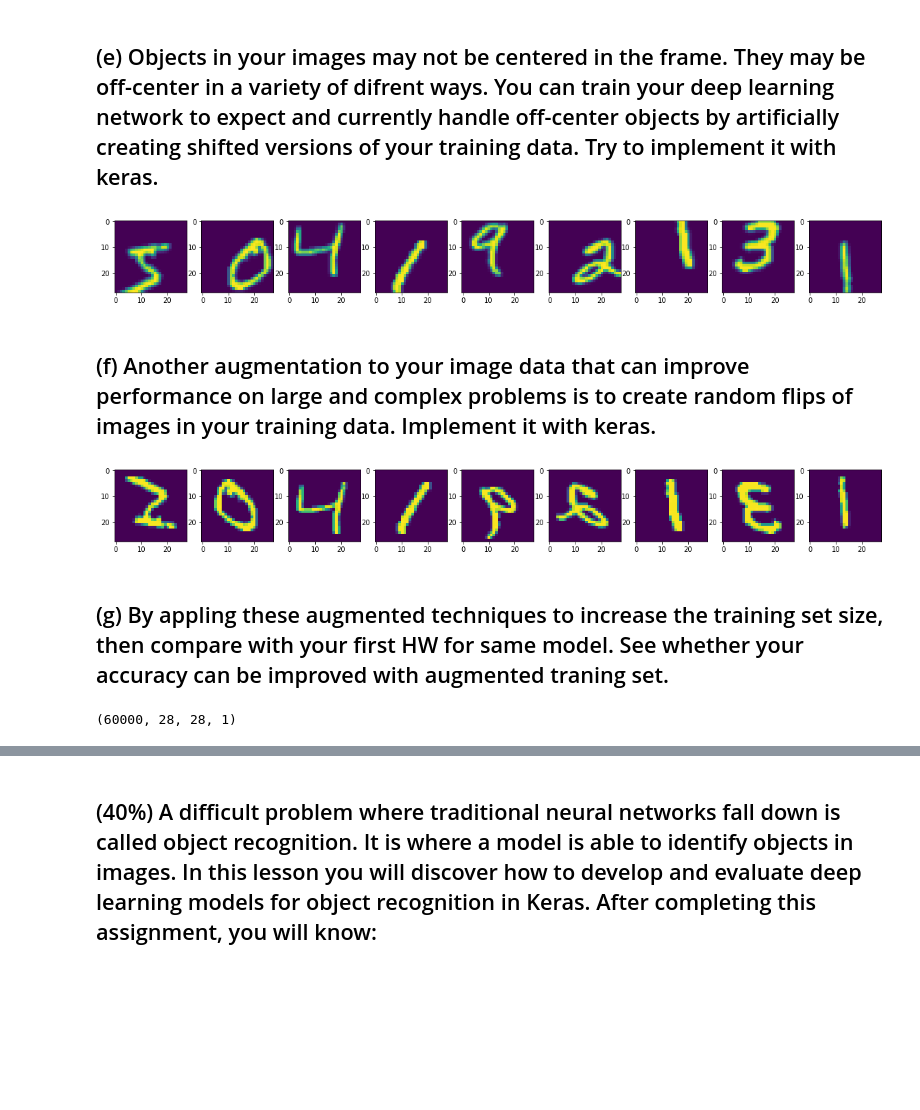
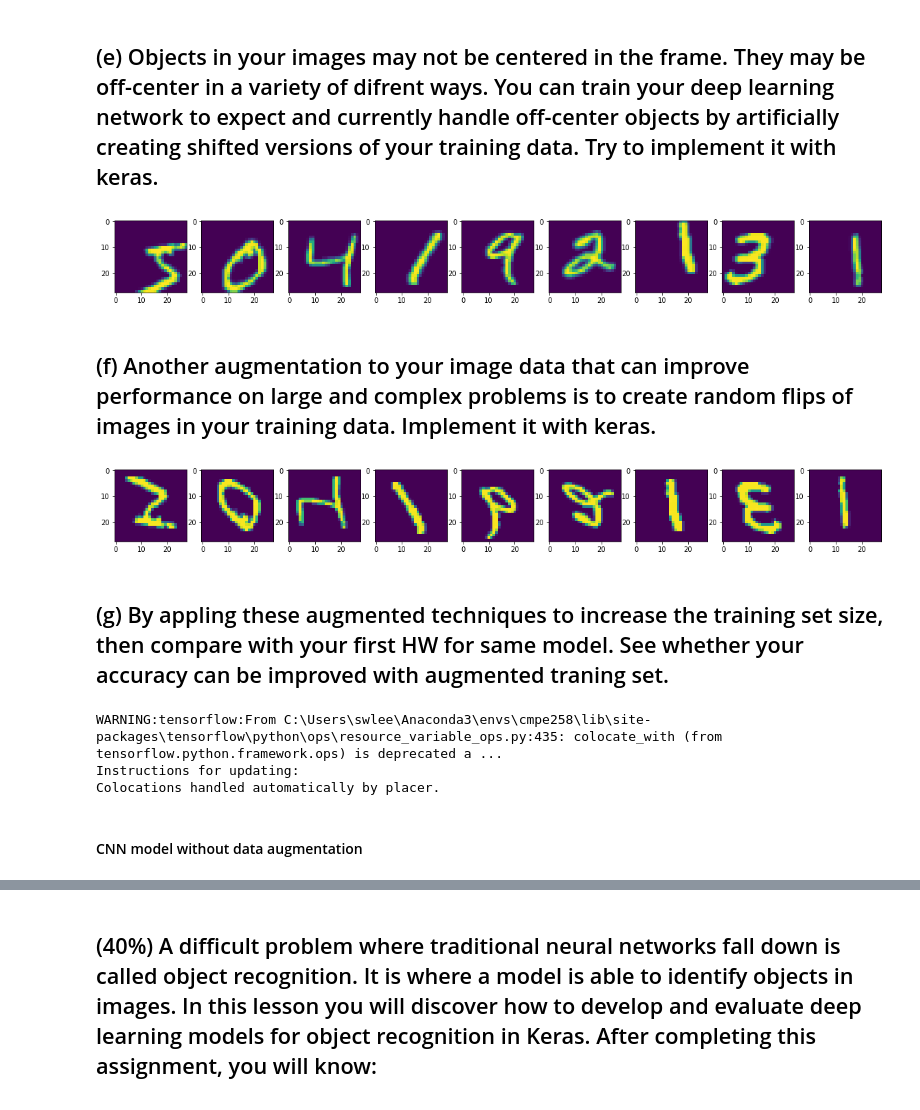
Before and after one commit to swdev1202/cmpe258-hw, a Jupyter notebook: hw2/DeepLearning_HW_2_Problems.ipynb, the cells around one changed output, grey strips where cells are left out. Saved outputs shown, nothing was run; the diff lists cells and outputs as text; code cells hidden in the pictures; blank space fills up the shorter version.

```diff
--- a/hw2/DeepLearning_HW_2_Problems.ipynb
+++ b/hw2/DeepLearning_HW_2_Problems.ipynb
@@ -48,7 +48,7 @@ plt.show()
 from keras.preprocessing.image import ImageDataGenerator
 
 # ValueError: Input to '.fit()' should have rank 4.
-x_train_converted = x_train.reshape(x_train.shape[0], 1, 28, 28)
+x_train_converted = x_train.reshape(x_train.shape[0], 28, 28, 1)
 
 datagen = ImageDataGenerator(
     featurewise_center=True,
@@ -71,7 +71,7 @@ plt.show()
 ## (c) A whitening transform of an image is a linear algebra operation that reduces the redundancy in the matrix of pixel images. Less redundancy in the image is intended to better highlight the structures and features in the image to the learning algorithm. Typically, image whitening is performed using the Principal Component Analysis (PCA) technique. More recently, an alternative called ZCA ( See Krizhevsky, 2009, Learning Multiple Layers of Features from Tiny Images) shows better results and results in transformed images that keeps all of the original dimensions and unlike PCA, resulting transformed images still look like their originals. Can you do ZCA whitening transform with keras preprocessing ?
 # %%
 # ValueError: Input to '.fit()' should have rank 4.
-x_train_converted = x_train.reshape(x_train.shape[0], 1, 28, 28)
+x_train_converted = x_train.reshape(x_train.shape[0], 28, 28, 1)
 
 # zca_whitening = True argument will enable zca whitening
 datagen = ImageDataGenerator(zca_whitening=True)
@@ -93,7 +93,7 @@ plt.show()
 ## (d) Sometimes images in your sample data may have varying and different rotations in the scene. You can train your model to better handle rotations of images by artificially and randomly rotating images from your dataset during training.
 # %%
 # ValueError: Input to '.fit()' should have rank 4.
-x_train_converted = x_train.reshape(x_train.shape[0], 1, 28, 28)
+x_train_converted = x_train.reshape(x_train.shape[0], 28, 28, 1)
 
 # rotation_range gives each image random rotation angle between 0 to a given value
 # i.e. rotation_range=45 ->  angle between [0,45]
@@ -116,31 +116,31 @@ plt.show()
 ## (e) Objects in your images may not be centered in the frame. They may be off-center in a variety of difrent ways. You can train your deep learning network to expect and currently handle off-center objects by artificially creating shifted versions of your training data. Try to implement it with keras.
 # %%
 # ValueError: Input to '.fit()' should have rank 4.
-x_train_converted = x_train.reshape(x_train.shape[0], 1, 28, 28)
+x_train_converted = x_train.reshape(x_train.shape[0], 28, 28, 1)
 
 # width_shift_range=0.2 -> possible values are floats in the half-open interval [-0.2, +0.2[
 # height_shift_range=0.2 -> possible values are floats in the half-open interval [-0.2, +0.2[
 datagen = ImageDataGenerator(
     width_shift_range=0.2,
     height_shift_range=0.2)
 
 datagen.fit(x_train_converted)
 
 fig = plt.figure(figsize=(20, 20))
 for x_batch, y_batch in datagen.flow(x_train_converted, y_train, shuffle=False):
     for i in range(0, 9):
         img = x_batch[i].reshape(28,28)
         fig.add_subplot(1, 9, i+1)
         plt.imshow(img)
     break
 plt.show()
 # %% [output]
-[figure, old version]
+[figure, new version]
 # %% [markdown]
 ## (f) Another augmentation to your image data that can improve performance on large and complex problems is to create random flips of images in your training data. Implement it with keras.
 # %%
 # ValueError: Input to '.fit()' should have rank 4.
-x_train_converted = x_train.reshape(x_train.shape[0], 1, 28, 28)
+x_train_converted = x_train.reshape(x_train.shape[0], 28, 28, 1)
 
 # horizontal flip = True -> randomly flips an input horizontally
 # vertical flip = True -> randomly flips an input vertically
@@ -159,6 +159,6 @@ for x_batch, y_batch in datagen.flow(x_train_converted, y_train, shuffle=False):
     break
 plt.show()
 # %% [output]
-[figure, old version]
+[figure, new version]
 # %% [markdown]
 ## (g) By appling these augmented techniques to increase the training set size, then compare with your first HW for same model. See whether your accuracy can be improved with augmented traning set.
@@ -165,26 +185,5 @@ plt.show()
 # %%
-import tensorflow as tf
-from tensorflow import keras
-
-# preprocess data from 0-255 scale to 0-1 scale
-train_images = x_train / 255.0
-test_images = x_test / 255.0
-
-train_images_converted = train_images.reshape(train_images.shape[0],28,28,1)
-
-print(train_images_converted.shape)
-
-# applying all augmentation techniques
-datagen = ImageDataGenerator(
-    featurewise_center=True,
-    featurewise_std_normalization=True,
-    rotation_range=45,
-    width_shift_range=0.2,
-    height_shift_range=0.2,
-    horizontal_flip = True,
-    vertical_flip = True)
-
-#create model
+#create cnn model
 cnn_model = keras.Sequential()
 #add model layers
 cnn_model.add(keras.layers.Conv2D(64, kernel_size=3, activation=tf.nn.relu, input_shape=(28,28,1)))
@@ -197,4 +196,8 @@ cnn_model.compile(optimizer='adam',
               loss='sparse_categorical_crossentropy',
               metrics=['accuracy'])
 # %% [output]
-(60000, 28, 28, 1)
+WARNING:tensorflow:From C:\Users\swlee\Anaconda3\envs\cmpe258\lib\site-packages\tensorflow\python\ops\resource_variable_ops.py:435: colocate_with (from tensorflow.python.framework.ops) is deprecated a ...
+Instructions for updating:
+Colocations handled automatically by placer.
+# %% [markdown]
+#### CNN model without data augmentation
```
Also changed, not shown: parts of 30 cells of this notebook.
